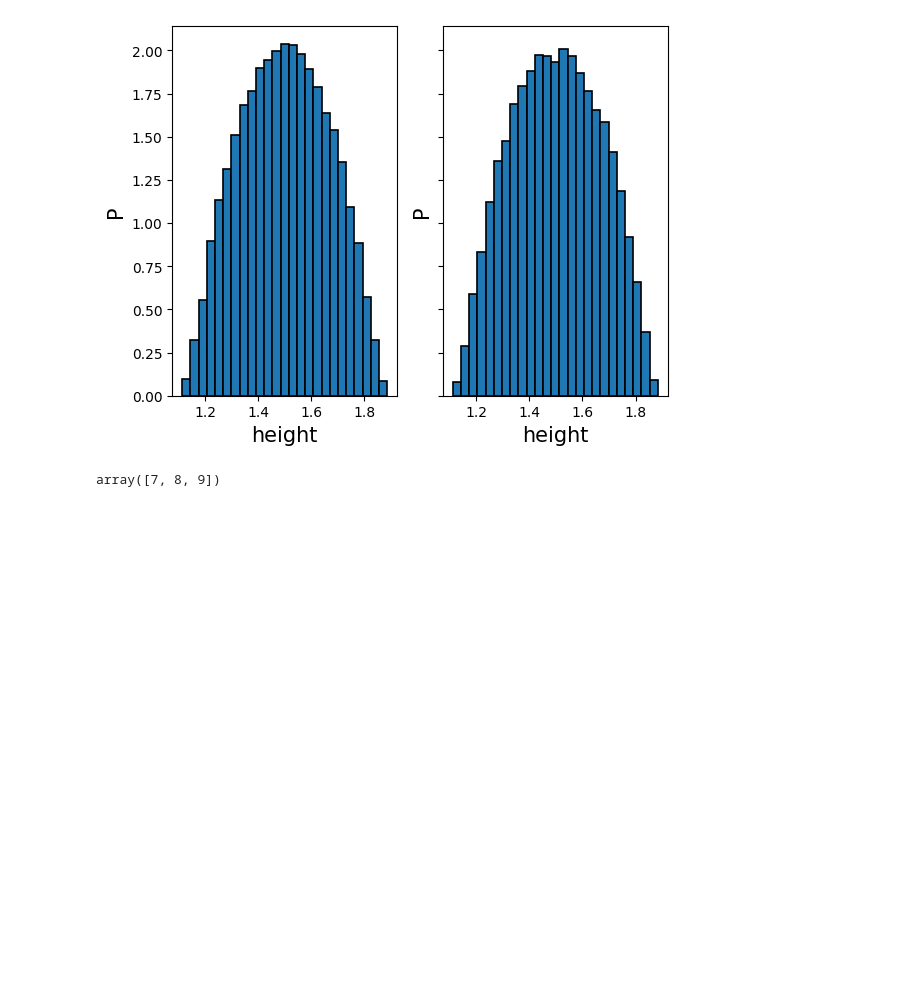
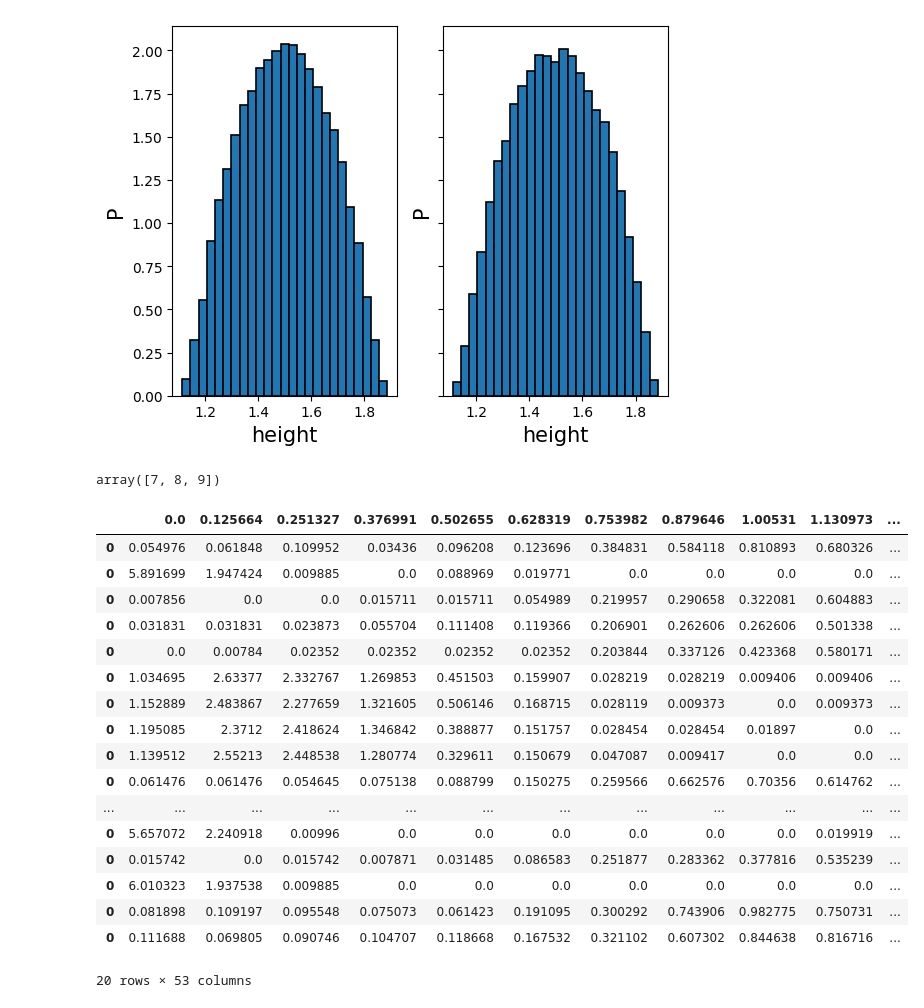
Before and after one commit to OljaOctagon/MagneticParticles, a Jupyter notebook: rigid_magnetic/mag2p_plot_bonds.ipynb, the cells around one changed output. Drawn from its saved outputs; the diff is of its cells as text; code cells hidden in the pictures; blank space fills up the shorter version.

```diff
--- a/rigid_magnetic/mag2p_plot_bonds.ipynb
+++ b/rigid_magnetic/mag2p_plot_bonds.ipynb
@@ -246,3 +247,26 @@ a=np.arange(10)
 a[-3:]
 # %% [output]
 array([7, 8, 9])
+# %%
+dir="/media/carina/vsc3_backup_big/vsc4-backup/mag2patch/mag2patch/test/MAG2P_moments-2025-3-13-15:3:59.pickle"
+df = pd.read_pickle(dir)
+df.head(20)
+# %% [output]
+|  | 0.0 | 0.125664 | 0.251327 | 0.376991 | 0.502655 | 0.628319 | 0.753982 | 0.879646 | 1.00531 | 1.130973 | ... |
+| 0 | 0.054976 | 0.061848 | 0.109952 | 0.03436 | 0.096208 | 0.123696 | 0.384831 | 0.584118 | 0.810893 | 0.680326 | ... |
+| 0 | 5.891699 | 1.947424 | 0.009885 | 0.0 | 0.088969 | 0.019771 | 0.0 | 0.0 | 0.0 | 0.0 | ... |
+| 0 | 0.007856 | 0.0 | 0.0 | 0.015711 | 0.015711 | 0.054989 | 0.219957 | 0.290658 | 0.322081 | 0.604883 | ... |
+| 0 | 0.031831 | 0.031831 | 0.023873 | 0.055704 | 0.111408 | 0.119366 | 0.206901 | 0.262606 | 0.262606 | 0.501338 | ... |
+| 0 | 0.0 | 0.00784 | 0.02352 | 0.02352 | 0.02352 | 0.02352 | 0.203844 | 0.337126 | 0.423368 | 0.580171 | ... |
+| 0 | 1.034695 | 2.63377 | 2.332767 | 1.269853 | 0.451503 | 0.159907 | 0.028219 | 0.028219 | 0.009406 | 0.009406 | ... |
+| 0 | 1.152889 | 2.483867 | 2.277659 | 1.321605 | 0.506146 | 0.168715 | 0.028119 | 0.009373 | 0.0 | 0.009373 | ... |
+| 0 | 1.195085 | 2.3712 | 2.418624 | 1.346842 | 0.388877 | 0.151757 | 0.028454 | 0.028454 | 0.01897 | 0.0 | ... |
+| 0 | 1.139512 | 2.55213 | 2.448538 | 1.280774 | 0.329611 | 0.150679 | 0.047087 | 0.009417 | 0.0 | 0.0 | ... |
+| 0 | 0.061476 | 0.061476 | 0.054645 | 0.075138 | 0.088799 | 0.150275 | 0.259566 | 0.662576 | 0.70356 | 0.614762 | ... |
+| ... | ... | ... | ... | ... | ... | ... | ... | ... | ... | ... | ... |
+| 0 | 5.657072 | 2.240918 | 0.00996 | 0.0 | 0.0 | 0.0 | 0.0 | 0.0 | 0.0 | 0.019919 | ... |
+| 0 | 0.015742 | 0.0 | 0.015742 | 0.007871 | 0.031485 | 0.086583 | 0.251877 | 0.283362 | 0.377816 | 0.535239 | ... |
+| 0 | 6.010323 | 1.937538 | 0.009885 | 0.0 | 0.0 | 0.0 | 0.0 | 0.0 | 0.0 | 0.0 | ... |
+| 0 | 0.081898 | 0.109197 | 0.095548 | 0.075073 | 0.061423 | 0.191095 | 0.300292 | 0.743906 | 0.982775 | 0.750731 | ... |
+| 0 | 0.111688 | 0.069805 | 0.090746 | 0.104707 | 0.118668 | 0.167532 | 0.321102 | 0.607302 | 0.844638 | 0.816716 | ... |
+20 rows × 53 columns
```
Also changed, not shown: parts of 6 cells of this notebook, 1 other file.
